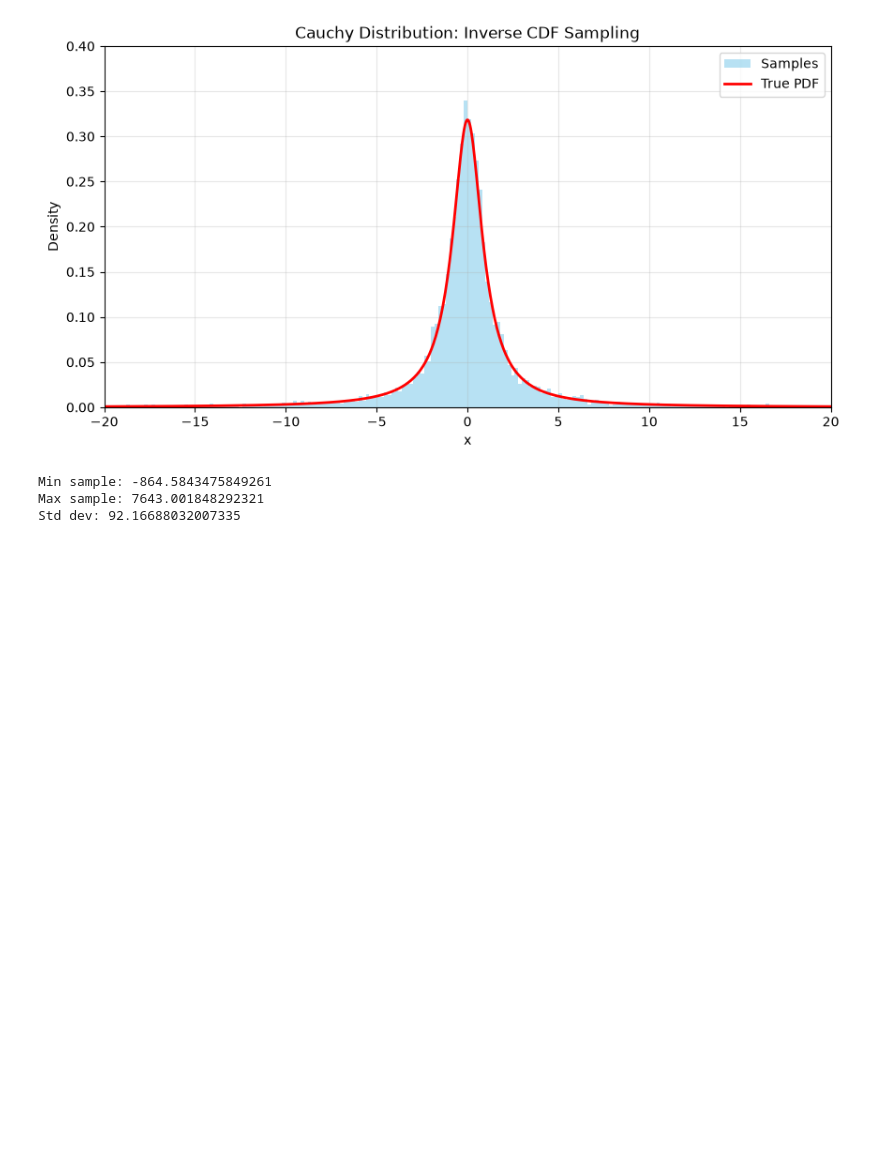
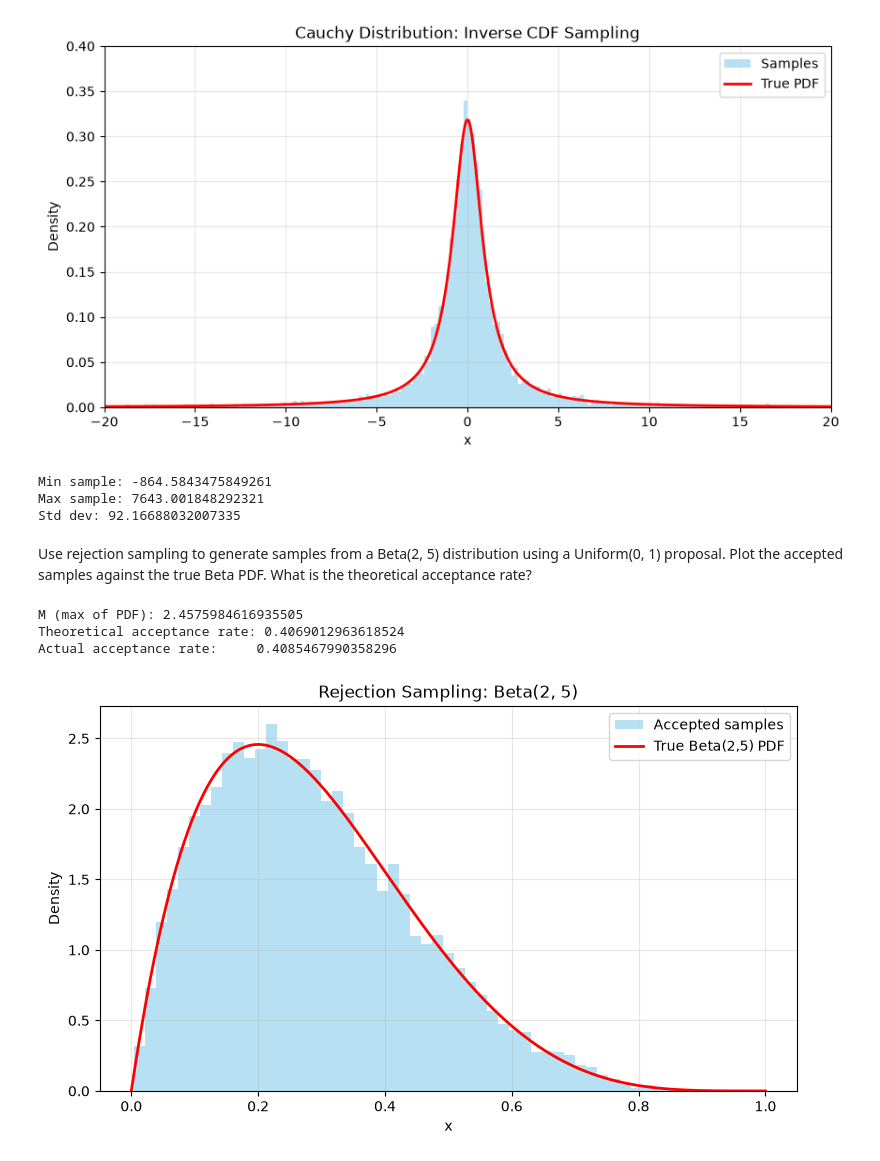
Before and after one commit to Saransh-Basu-01/AI_Engineering, a Jupyter notebook: Math_Fundamentals/Sampling_Methods/Exercise.ipynb, the cells around one changed output. Saved outputs shown, nothing was run; the diff lists cells and outputs as text; code cells hidden in the pictures; blank space fills up the shorter version.

```diff
--- a/Math_Fundamentals/Sampling_Methods/Exercise.ipynb
+++ b/Math_Fundamentals/Sampling_Methods/Exercise.ipynb
@@ -40,3 +40,65 @@ print("Std dev:", samples.std())
 Min sample: -864.5843475849261
 Max sample: 7643.001848292321
 Std dev: 92.16688032007335
+# %% [markdown]
+Use rejection sampling to generate samples from a Beta(2, 5) distribution using a Uniform(0, 1) proposal. Plot the accepted samples against the true Beta PDF. What is the theoretical acceptance rate?
+# %%
+import numpy as np
+import matplotlib.pyplot as plt
+from scipy.stats import beta as beta_dist
+from math import gamma
+
+# Beta(2, 5) PDF: f(x) = x^(a-1) * (1-x)^(b-1) / B(a,b)
+a, b = 2, 5
+
+# Normalizing constant B(a,b) = Gamma(a)*Gamma(b)/Gamma(a+b)
+B = gamma(a) * gamma(b) / gamma(a + b)
+
+def beta_pdf(x):
+    return (x ** (a - 1)) * ((1 - x) ** (b - 1)) / B
+
+# Step 1: Find M — the maximum of the PDF (so M * proposal >= target)
+x_grid = np.linspace(0, 1, 1000)
+M = beta_pdf(x_grid).max()
+print("M (max of PDF):", M)
+
+# Step 2: Rejection sampling loop
+np.random.seed(42)
+n_samples = 10000
+accepted = []
+
+total_tries = 0
+while len(accepted) < n_samples:
+    # Proposal: Uniform(0,1)
+    x = np.random.uniform(0, 1)
+    # Accept/reject
+    u = np.random.uniform(0, 1)
+    if u <= beta_pdf(x) / M:
+        accepted.append(x)
+    total_tries += 1
+
+accepted = np.array(accepted)
+
+# Step 3: Theoretical acceptance rate
+accept_rate_theory = 1 / M
+accept_rate_actual = n_samples / total_tries
+print("Theoretical acceptance rate:", accept_rate_theory)
+print("Actual acceptance rate:    ", accept_rate_actual)
+
+# Step 4: Plot
+x = np.linspace(0, 1, 500)
+plt.figure(figsize=(9, 5))
+plt.hist(accepted, bins=50, density=True, alpha=0.6,
+         color='skyblue', label='Accepted samples')
+plt.plot(x, beta_pdf(x), 'r-', linewidth=2, label='True Beta(2,5) PDF')
+plt.xlabel('x')
+plt.ylabel('Density')
+plt.title('Rejection Sampling: Beta(2, 5)')
+plt.legend()
+plt.grid(alpha=0.3)
+plt.show()
+# %% [output]
+M (max of PDF): 2.4575984616935505
+Theoretical acceptance rate: 0.4069012963618524
+Actual acceptance rate:     0.4085467990358296
+[figure, added]
```
